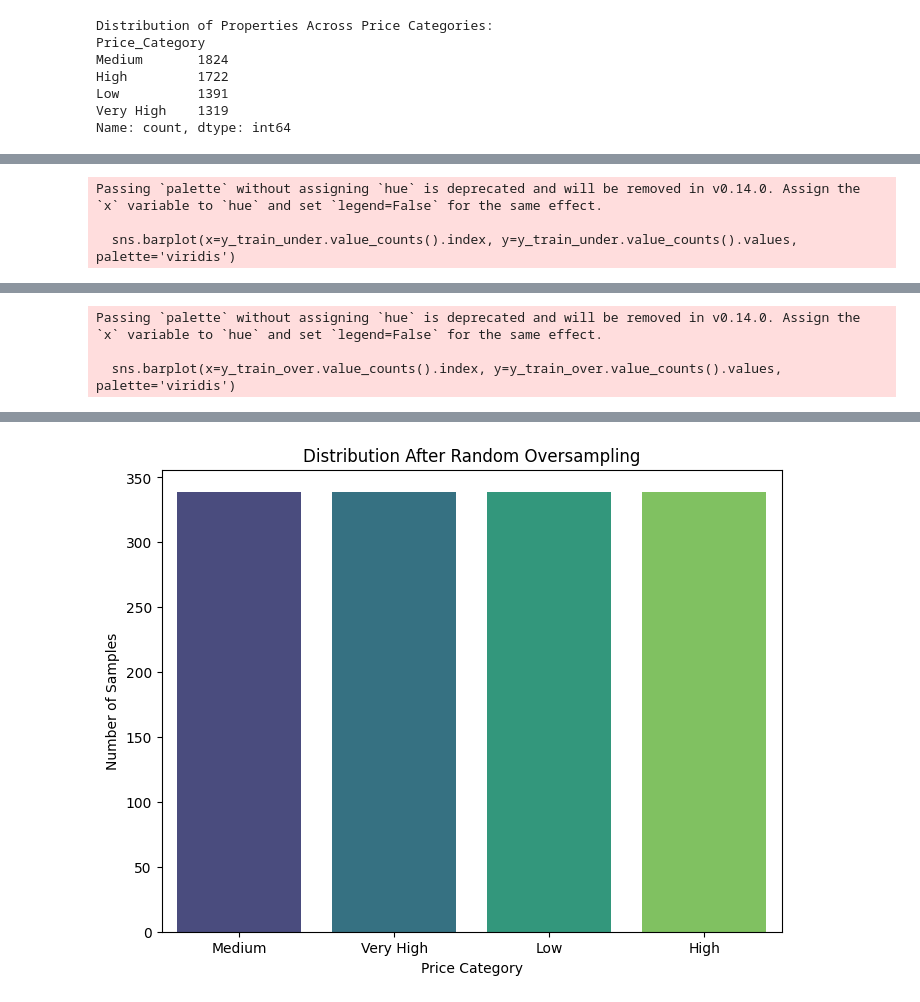
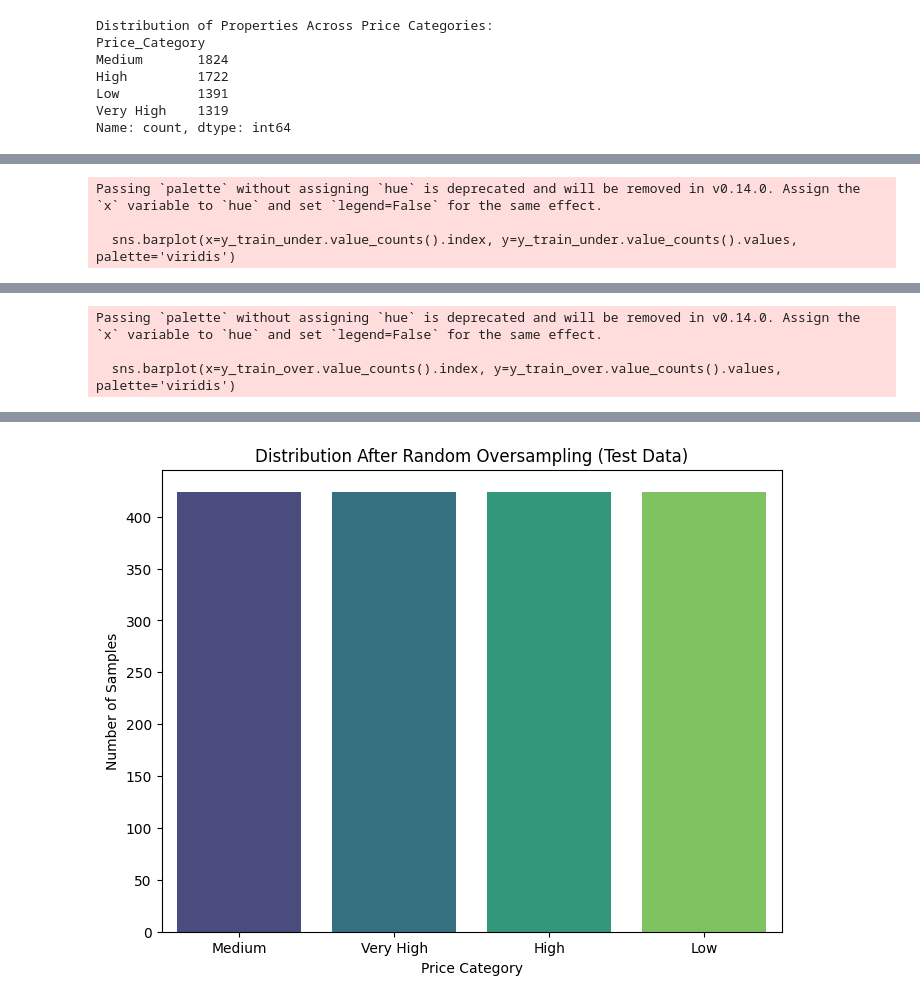
Before and after one commit to Vikranth3140/CSE643-AI, a Jupyter notebook: A4/Q2/code.ipynb, the cells around one changed output, grey strips where cells are left out. Saved outputs shown, nothing was run; the diff lists cells and outputs as text; code cells hidden in the pictures.

```diff
--- a/A4/Q2/code.ipynb
+++ b/A4/Q2/code.ipynb
@@ -318,12 +318,11 @@ Low          1391
 Very High    1319
 Name: count, dtype: int64
 # %%
-X = train_data.drop(columns=['Price_Category'])
-y = train_data['Price_Category']
+# Train Data
+X_train = train_data.drop(columns=['Price_Category'])
+y_train = train_data['Price_Category']
 
-X_train, X_test, y_train, y_test = train_test_split(X, y, test_size=0.2, random_state=42, stratify=y)
-
-print("Original Training Set Distribution:")
+print("Original Training Set Distribution (Train Data):")
 print(y_train.value_counts())
 
 # Apply undersampling
@@ -331,9 +330,9 @@ undersampler = RandomUnderSampler(random_state=42)
 X_train_under, y_train_under = undersampler.fit_resample(X_train, y_train)
 
 undersampled_data = pd.concat([X_train_under, y_train_under], axis=1)
-undersampled_data.to_csv('undersampled_data.csv', index=False)
+undersampled_data.to_csv('undersampled_train_data.csv', index=False)
 
-print("\nDistribution After Random Undersampling:")
+print("\nDistribution After Random Undersampling (Train Data):")
 print(y_train_under.value_counts())
 
 # Apply oversampling
@@ -341,87 +340,66 @@ oversampler = RandomOverSampler(random_state=42)
 X_train_over, y_train_over = oversampler.fit_resample(X_train, y_train)
 
 oversampled_data = pd.concat([X_train_over, y_train_over], axis=1)
-oversampled_data.to_csv('oversampled_data.csv', index=False)
+oversampled_data.to_csv('oversampled_train_data.csv', index=False)
 
-print("\nDistribution After Random Oversampling:")
+print("\nDistribution After Random Oversampling (Train Data):")
 print(y_train_over.value_counts())
 
 plt.figure(figsize=(8, 6))
 sns.barplot(x=y_train_under.value_counts().index, y=y_train_under.value_counts().values, palette='viridis')
-plt.title('Distribution After Random Undersampling')
+plt.title('Distribution After Random Undersampling (Train Data)')
 plt.xlabel('Price Category')
 plt.ylabel('Number of Samples')
-
-output_path = "Plots/undersampling_price_category_distribution.png"
-plt.savefig(output_path, bbox_inches='tight')
+plt.savefig("Plots/undersampling_train_data_distribution.png", bbox_inches='tight')
 plt.show()
 
 plt.figure(figsize=(8, 6))
 sns.barplot(x=y_train_over.value_counts().index, y=y_train_over.value_counts().values, palette='viridis')
-plt.title('Distribution After Random Oversampling')
+plt.title('Distribution After Random Oversampling (Train Data)')
 plt.xlabel('Price Category')
 plt.ylabel('Number of Samples')
-
-output_path = "Plots/oversampling_price_category_distribution.png"
-plt.savefig(output_path, bbox_inches='tight')
+plt.savefig("Plots/oversampling_train_data_distribution.png", bbox_inches='tight')
 plt.show()
 
 
+# Test Data
+X_test = test_data.drop(columns=['Price_Category'])
+y_test = test_data['Price_Category']
 
-
-
-
-
-
-
-
-
-
-X = test_data.drop(columns=['Price_Category'])
-y = test_data['Price_Category']
-
-X_train, X_test, y_train, y_test = train_test_split(X, y, test_size=0.2, random_state=42, stratify=y)
-
-print("Original Training Set Distribution:")
-print(y_train.value_counts())
+print("Original Training Set Distribution (Test Data):")
+print(y_test.value_counts())
 
 # Apply undersampling
-undersampler = RandomUnderSampler(random_state=42)
-X_train_under, y_train_under = undersampler.fit_resample(X_train, y_train)
+X_test_under, y_test_under = undersampler.fit_resample(X_test, y_test)
 
-undersampled_data = pd.concat([X_train_under, y_train_under], axis=1)
-undersampled_data.to_csv('undersampled_data.csv', index=False)
+undersampled_data = pd.concat([X_test_under, y_test_under], axis=1)
+undersampled_data.to_csv('undersampled_test_data.csv', index=False)
 
-print("\nDistribution After Random Undersampling:")
-print(y_train_under.value_counts())
+print("\nDistribution After Random Undersampling (Test Data):")
+print(y_test_under.value_counts())
 
 # Apply oversampling
-oversampler = RandomOverSampler(random_state=42)
-X_train_over, y_train_over = oversampler.fit_resample(X_train, y_train)
+X_test_over, y_test_over = oversampler.fit_resample(X_test, y_test)
 
-oversampled_data = pd.concat([X_train_over, y_train_over], axis=1)
-oversampled_data.to_csv('oversampled_data.csv', index=False)
+oversampled_data = pd.concat([X_test_over, y_test_over], axis=1)
+oversampled_data.to_csv('oversampled_test_data.csv', index=False)
 
-print("\nDistribution After Random Oversampling:")
-print(y_train_over.value_counts())
+print("\nDistribution After Random Oversampling (Test Data):")
+print(y_test_over.value_counts())
 
 plt.figure(figsize=(8, 6))
-sns.barplot(x=y_train_under.value_counts().index, y=y_train_under.value_counts().values, palette='viridis')
-plt.title('Distribution After Random Undersampling')
+sns.barplot(x=y_test_under.value_counts().index, y=y_test_under.value_counts().values, palette='viridis')
+plt.title('Distribution After Random Undersampling (Test Data)')
 plt.xlabel('Price Category')
 plt.ylabel('Number of Samples')
-
-output_path = "Plots/undersampling_price_category_distribution.png"
-plt.savefig(output_path, bbox_inches='tight')
+plt.savefig("Plots/undersampling_test_data_distribution.png", bbox_inches='tight')
 plt.show()
 
 plt.figure(figsize=(8, 6))
-sns.barplot(x=y_train_over.value_counts().index, y=y_train_over.value_counts().values, palette='viridis')
-plt.title('Distribution After Random Oversampling')
+sns.barplot(x=y_test_over.value_counts().index, y=y_test_over.value_counts().values, palette='viridis')
+plt.title('Distribution After Random Oversampling (Test Data)')
 plt.xlabel('Price Category')
 plt.ylabel('Number of Samples')
-
-output_path = "Plots/oversampling_price_category_distribution.png"
-plt.savefig(output_path, bbox_inches='tight')
+plt.savefig("Plots/oversampling_test_data_distribution.png", bbox_inches='tight')
 plt.show()
 # %% [output]
@@ -477 +455 @@ Passing `palette` without assigning `hue` is deprecated and will be removed in v
-[figure, old version]
+[figure, new version]
```
Also changed, not shown: parts of 4 cells of this notebook, 20 other files.
